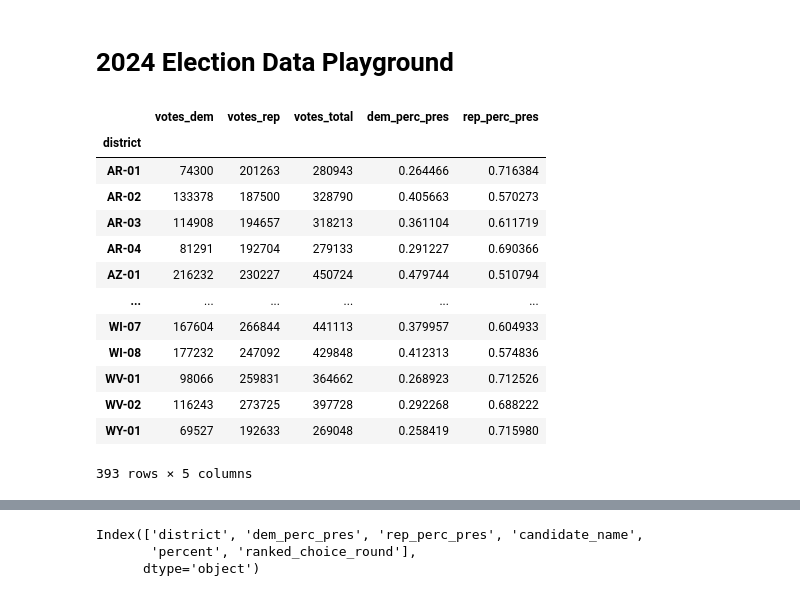
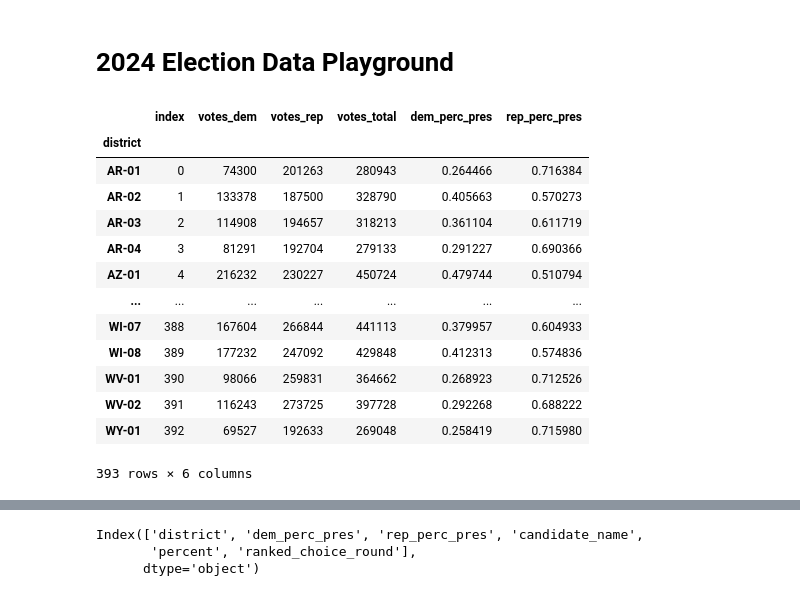
Before and after one commit to ryandonaldson01/ryan_sandbox, a Jupyter notebook: election_data_2024/election_data_playground.ipynb, the cells around one changed output, grey strips where cells are left out. Drawn from its saved outputs; the diff is of its cells as text; code cells hidden in the pictures.

```diff
--- a/election_data_2024/election_data_playground.ipynb
+++ b/election_data_2024/election_data_playground.ipynb
@@ -23,49 +29,50 @@ for i, row in tqdm(districts.iterrows(), total=len(districts)):
 # %%
 #load house and senate results
 file_name = "/Users/ryandonaldson/ryan_sandbox/election_data_2024/election_results_house.csv"
 house_results = gpd.read_file(file_name)
 
 file_name = "/Users/ryandonaldson/ryan_sandbox/election_data_2024/election_results_senate.csv"
 senate_results = gpd.read_file(file_name)
 
+pres_results_by_district = pd.read_csv('pres_results_by_district.csv')
+
 #sum precient data by district
 districts["Presidential_Dem"] = None
 districts["Presidential_Rep"] = None
 
-#calcualte voting percentage
-pres_results_by_district = pres_results.groupby("district").agg({"votes_dem": "sum", "votes_rep": "sum",  "votes_total": "sum"})
+#calculate voting percentage
 pres_results_by_district["dem_perc_pres"] = pres_results_by_district["votes_dem"]/pres_results_by_district["votes_total"]
 pres_results_by_district["rep_perc_pres"] = pres_results_by_district["votes_rep"]/pres_results_by_district["votes_total"]
 
 #rename AT LARGE districts to 01 for joining
 pres_results_by_district = pres_results_by_district.reset_index()
 at_large_districts = pres_results_by_district["district"].str.contains("AT-LARGE")
 districts = pres_results_by_district["district"].to_list()
 
 def rename_func(x):
     if "AT-LARGE" in x:
         return(x[:-9] + "-01")
     else:
         return x
 districts = list(map(rename_func,districts))
 pres_results_by_district["district"] = districts
 
 pres_results_by_district.set_index('district')
 # %% [output]
-|  | votes_dem | votes_rep | votes_total | dem_perc_pres | rep_perc_pres |
-| district |  |  |  |  |  |
-| AR-01 | 74300 | 201263 | 280943 | 0.264466 | 0.716384 |
-| AR-02 | 133378 | 187500 | 328790 | 0.405663 | 0.570273 |
-| AR-03 | 114908 | 194657 | 318213 | 0.361104 | 0.611719 |
-| AR-04 | 81291 | 192704 | 279133 | 0.291227 | 0.690366 |
-| AZ-01 | 216232 | 230227 | 450724 | 0.479744 | 0.510794 |
-| ... | ... | ... | ... | ... | ... |
-| WI-07 | 167604 | 266844 | 441113 | 0.379957 | 0.604933 |
-| WI-08 | 177232 | 247092 | 429848 | 0.412313 | 0.574836 |
-| WV-01 | 98066 | 259831 | 364662 | 0.268923 | 0.712526 |
-| WV-02 | 116243 | 273725 | 397728 | 0.292268 | 0.688222 |
-| WY-01 | 69527 | 192633 | 269048 | 0.258419 | 0.715980 |
+|  | index | votes_dem | votes_rep | votes_total | dem_perc_pres | rep_perc_pres |
+| district |  |  |  |  |  |  |
+| AR-01 | 0 | 74300 | 201263 | 280943 | 0.264466 | 0.716384 |
+| AR-02 | 1 | 133378 | 187500 | 328790 | 0.405663 | 0.570273 |
+| AR-03 | 2 | 114908 | 194657 | 318213 | 0.361104 | 0.611719 |
+| AR-04 | 3 | 81291 | 192704 | 279133 | 0.291227 | 0.690366 |
+| AZ-01 | 4 | 216232 | 230227 | 450724 | 0.479744 | 0.510794 |
+| ... | ... | ... | ... | ... | ... | ... |
+| WI-07 | 388 | 167604 | 266844 | 441113 | 0.379957 | 0.604933 |
+| WI-08 | 389 | 177232 | 247092 | 429848 | 0.412313 | 0.574836 |
+| WV-01 | 390 | 98066 | 259831 | 364662 | 0.268923 | 0.712526 |
+| WV-02 | 391 | 116243 | 273725 | 397728 | 0.292268 | 0.688222 |
+| WY-01 | 392 | 69527 | 192633 | 269048 | 0.258419 | 0.715980 |
-393 rows × 5 columns
+393 rows × 6 columns
 # %%
 results_by_district = pres_results_by_district
 
```
Also changed, not shown: parts of 2 cells of this notebook.
